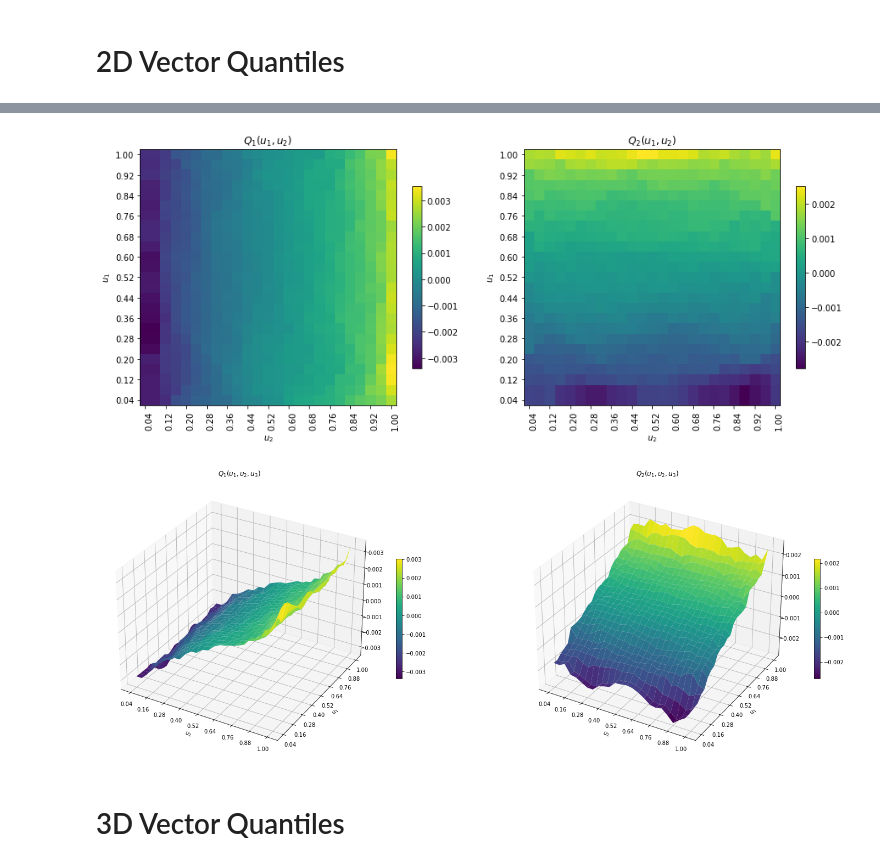
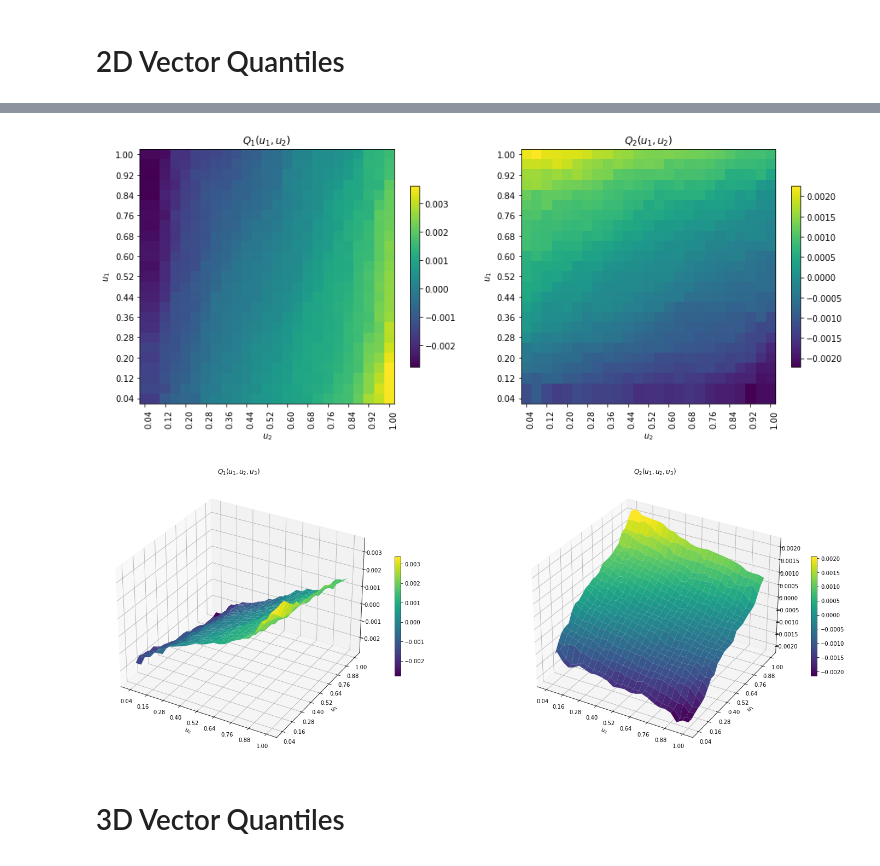
Before and after one commit to vistalab-technion/vqr, a Jupyter notebook: notebooks/02-VQ_Plots.ipynb, the cells around one changed output, grey strips where cells are left out. Cells and saved outputs as stored; diff of their text form; code cells hidden in the pictures.

```diff
--- a/notebooks/02-VQ_Plots.ipynb
+++ b/notebooks/02-VQ_Plots.ipynb
@@ -57,7 +57,7 @@ k = 1
 T = 25
 N = 500
 
-X, Y = generate_mvn_data(N, d, k)
+_, Y = generate_mvn_data(N, d, k)
 plt.scatter(Y[:, 0], Y[:, 1], c=np.sum(Y**2, axis=1))
 # %% [output]
 <matplotlib.collections.PathCollection at 0x...>
@@ -65,8 +65,6 @@ plt.scatter(Y[:, 0], Y[:, 1], c=np.sum(Y**2, axis=1))
 # %%
-from vqr import VectorQuantileRegressor
-
-vqr = VectorQuantileRegressor(n_levels=T, solver_opts={'verbose': True})
-vqr.fit(X, Y)
+vq2 = VectorQuantileEstimator(n_levels=T, solver_opts={'verbose': True})
+vq2.fit(Y)
 # %% [output]
 ===============================================================================
                                      CVXPY
@@ -89,11 +87,11 @@ VectorQuantileRegressor(fitted=True, n_levels=25, d=2)
 # %%
-vqr.plot_quantiles(figsize=(15, 20));
+vq2.plot_quantiles(figsize=(15, 20));
 # %% [output]
-[figure, old version]
+[figure, new version]
 # %%
-vqr.plot_quantiles(figsize=(25, 20), surf_2d=True);
+vq2.plot_quantiles(figsize=(25, 20), surf_2d=True);
 # %% [output]
-[figure, old version]
+[figure, new version]
 # %% [markdown]
 # 3D Vector Quantiles
 # %%
```
Also changed, not shown: parts of 8 cells of this notebook.
